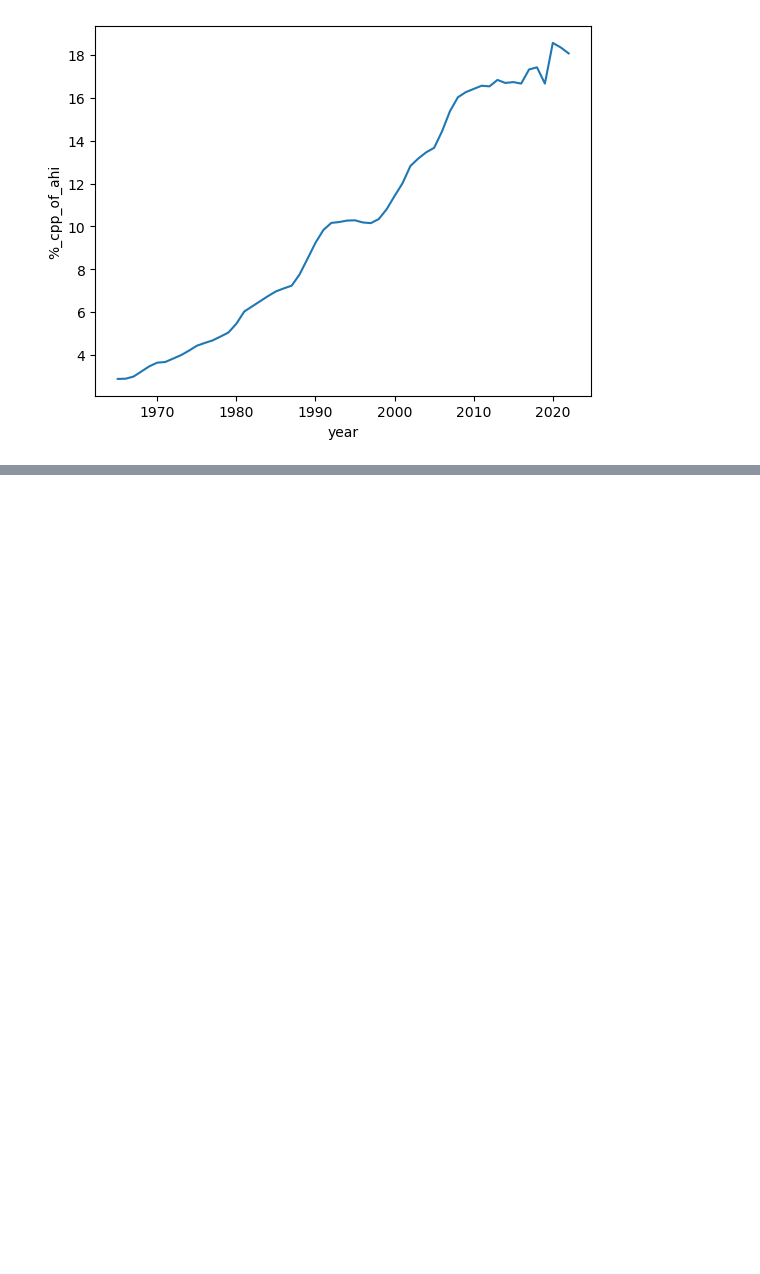
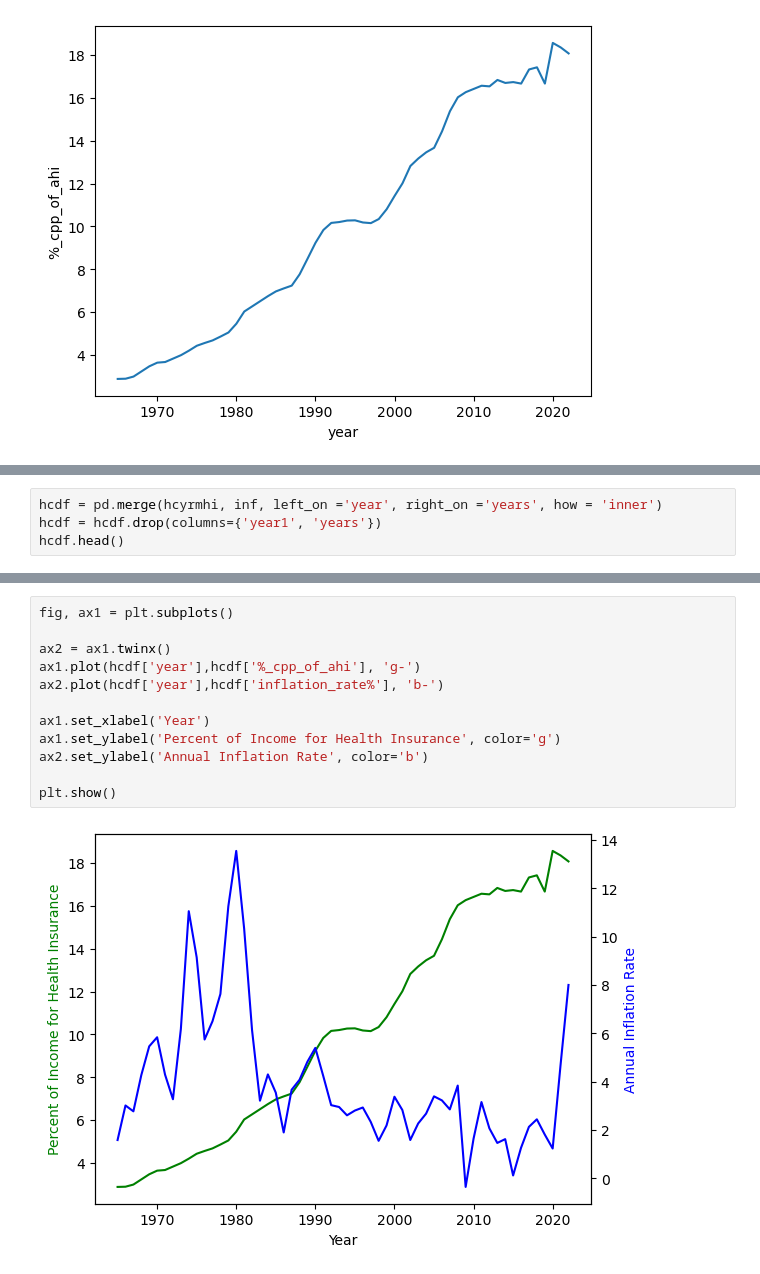
Before and after one commit to AndrewR321/Capstone, a Jupyter notebook: notebooks/Healthcare capstone 1960-2022.ipynb, the cells around one changed output, grey strips where cells are left out. Cells and saved outputs as stored; diff of their text form; blank space fills up the shorter version.

```diff
--- a/notebooks/Healthcare capstone 1960-2022.ipynb
+++ b/notebooks/Healthcare capstone 1960-2022.ipynb
@@ -283,3 +283,7 @@ inf.head()
 | 2 | 1.1988 | 0.13 | 1962 |
 | 3 | 1.2397 | 0.04 | 1963 |
 | 4 | 1.2789 | 0.04 | 1964 |
+# %%
+hcdf = pd.merge(hcyrmhi, inf, left_on ='year', right_on ='years', how = 'inner')
+hcdf = hcdf.drop(columns={'year1', 'years'})
+hcdf.head()
@@ -285,0 +313,14 @@ inf.head()
+# %%
+fig, ax1 = plt.subplots()
+
+ax2 = ax1.twinx()
+ax1.plot(hcdf['year'],hcdf['%_cpp_of_ahi'], 'g-')
+ax2.plot(hcdf['year'],hcdf['inflation_rate%'], 'b-')
+
+ax1.set_xlabel('Year')
+ax1.set_ylabel('Percent of Income for Health Insurance', color='g')
+ax2.set_ylabel('Annual Inflation Rate', color='b')
+
+plt.show()
+# %% [output]
+[figure, added]
```
Also changed, not shown: parts of 14 cells of this notebook, 2 other files.
